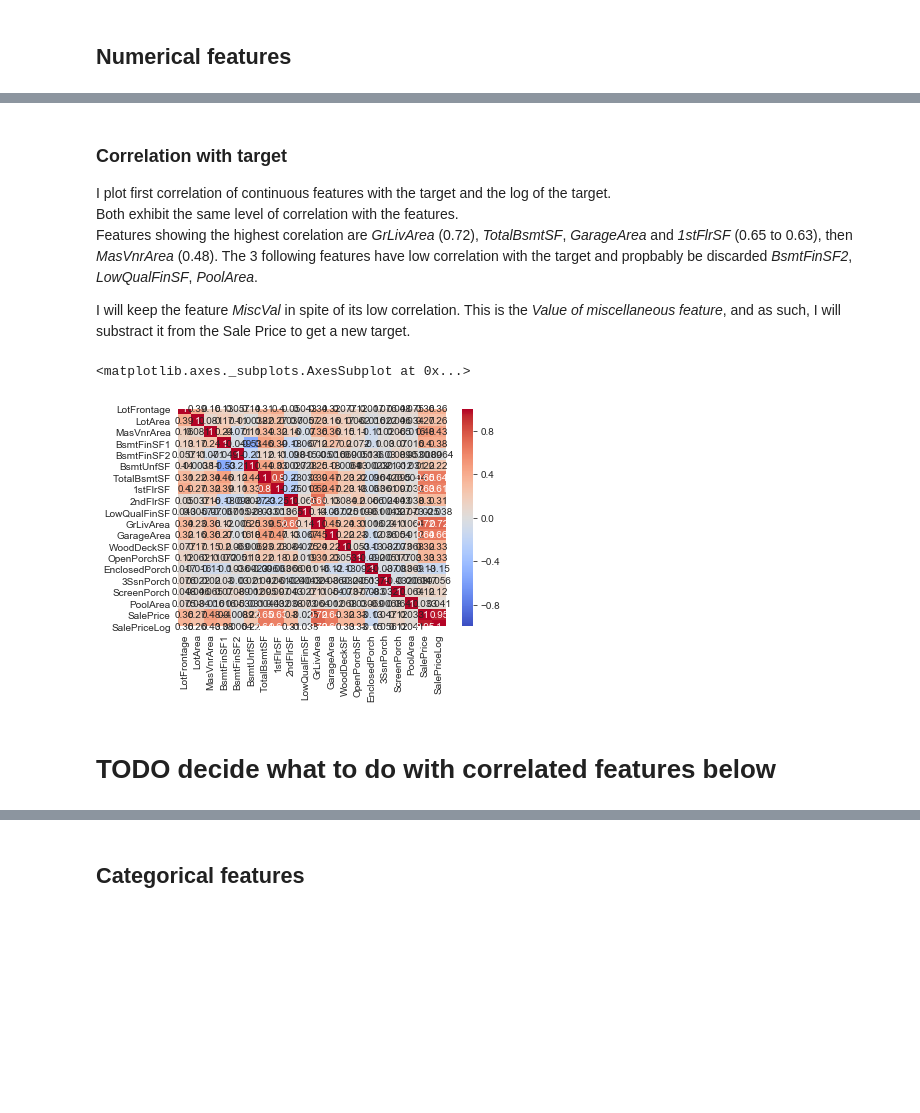
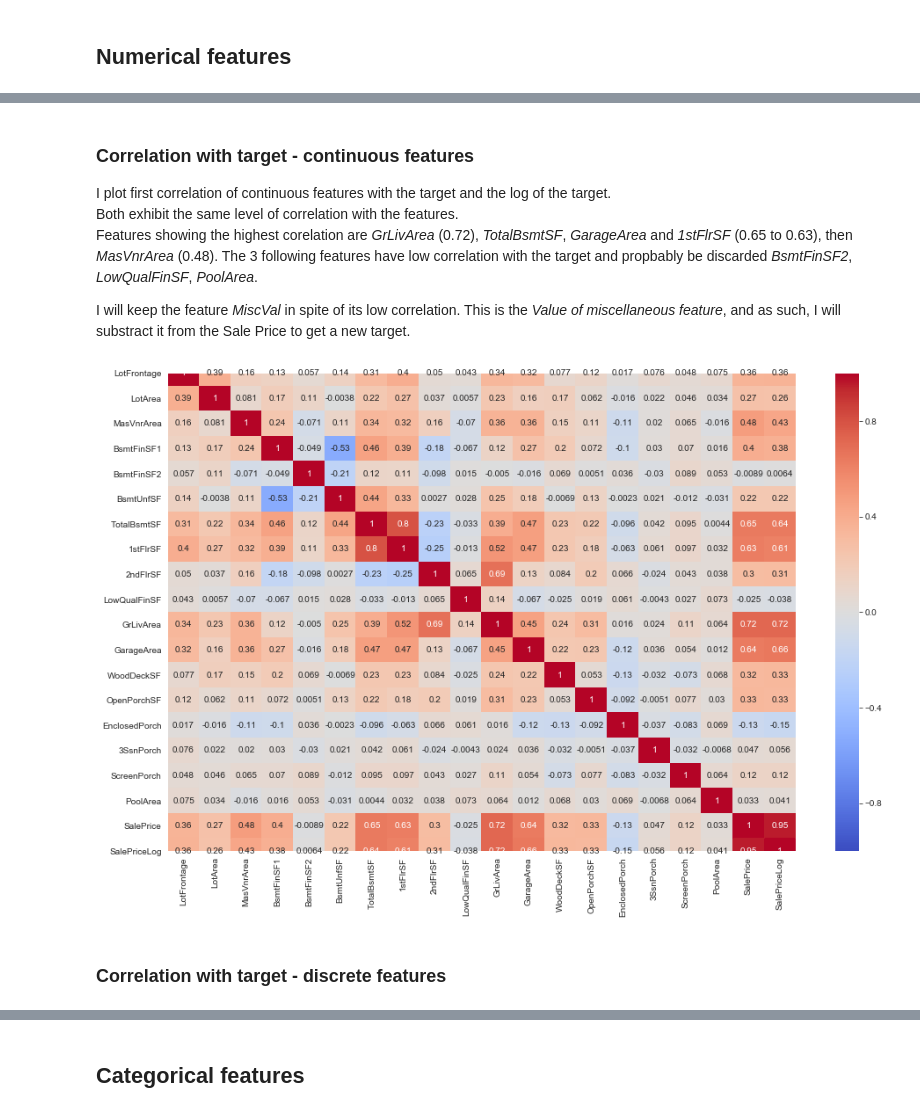
Before and after one commit to cedric-bertrand/DS-py, a Jupyter notebook: house_prices/house_prices.ipynb, the cells around one changed output, grey strips where cells are left out. Cells and saved outputs as stored; diff of their text form; code cells hidden in the pictures; blank space fills up the shorter version.

```diff
--- a/house_prices/house_prices.ipynb
+++ b/house_prices/house_prices.ipynb
@@ -132,5 +111,5 @@ Total of numerical plus ordinal features (including target) = 37
 # %% [markdown]
-### Correlation with target
+### Correlation with target - continuous features
 I plot first correlation of continuous features with the target and the log of the target.
 Both exhibit the same level of correlation with the features.
 Features showing the highest corelation are *GrLivArea* (0.72), *TotalBsmtSF*, *GarageArea* and *1stFlrSF* (0.65 to 0.63), then *MasVnrArea* (0.48).
@@ -140,12 +119,7 @@ I will keep the feature *MiscVal* in spite of its low correlation. This is the *
 # %%
 df_corr = train_numeric[features_cont + label].copy()
 df_corr['SalePriceLog'] = np.log(df_corr['SalePrice'])
 corr = df_corr.corr()
 sns.heatmap(corr, vmin=-1, cmap='coolwarm',annot=True);
-
-features_drop = ['BsmtFinSF2', 'LowQualFinSF', 'PoolArea']
 # %% [output]
-<matplotlib.axes._subplots.AxesSubplot at 0x...>
-[figure, old version]
+[figure, new version]
-# %% [markdown]
-# TODO decide what to do with correlated features below
@@ -174,2 +126,4 @@ class AreaTransformer(BaseEstimator, TransformerMixin):
+# %% [markdown]
+### Correlation with target - discrete features
 # %%
 df_corr = train_numeric[features_disc + features_time + features_ord + label].copy()
```
Also changed, not shown: parts of 28 cells of this notebook.
